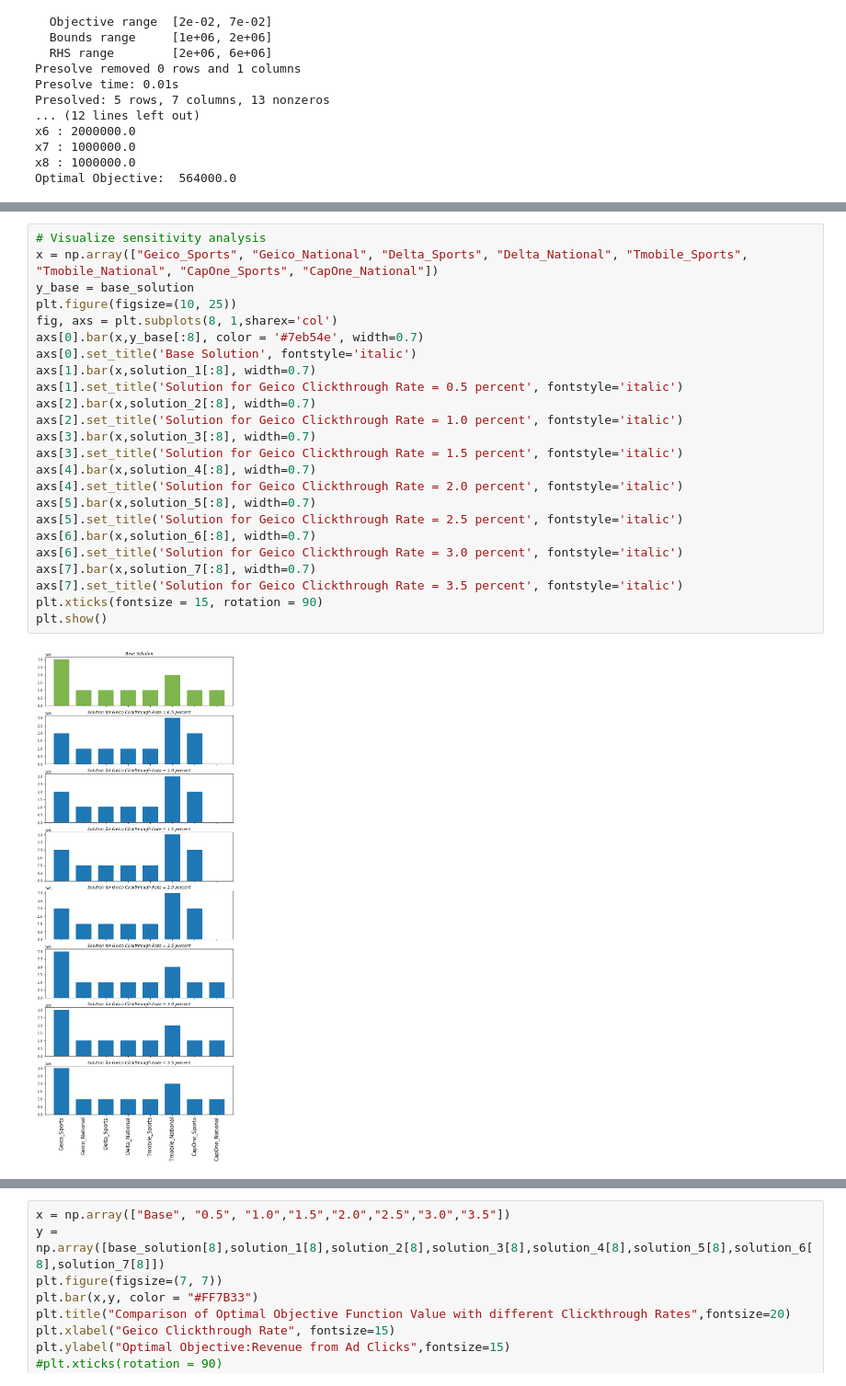
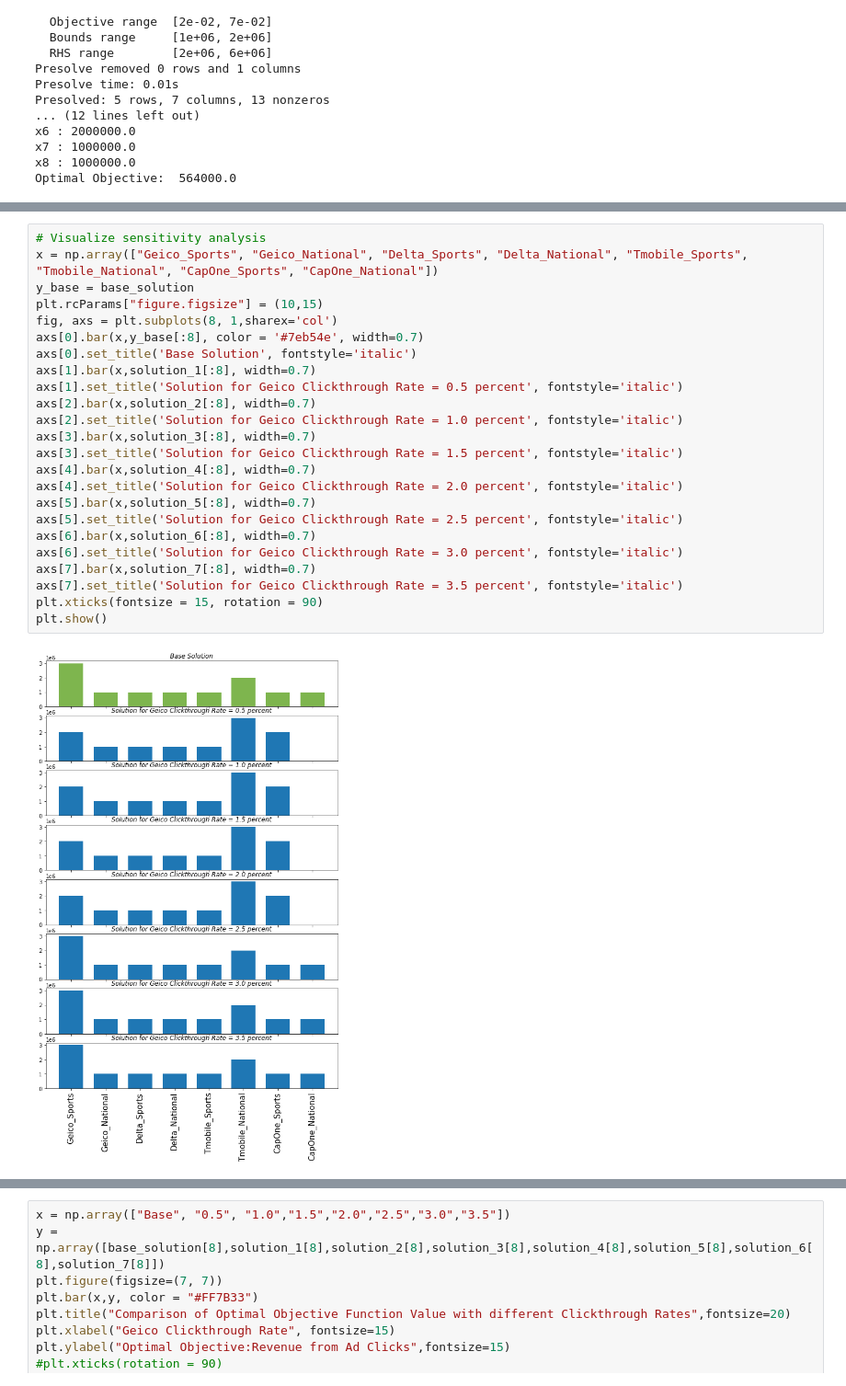
Before and after one commit to ghosh-ayan/Linear_Optimization_using_Gurobi_CVXOPT, a Jupyter notebook: BAX443 Homework 1.ipynb, the cells around one changed output, grey strips where cells are left out. Shown at 92% size. Drawn from its saved outputs; the diff is of its cells as text.

```diff
--- a/BAX443 Homework 1.ipynb
+++ b/BAX443 Homework 1.ipynb
@@ -268,26 +362,26 @@ Optimal Objective:  660000.0
 # %%
 # Visualize sensitivity analysis
 x = np.array(["Geico_Sports", "Geico_National", "Delta_Sports", "Delta_National", "Tmobile_Sports", "Tmobile_National", "CapOne_Sports", "CapOne_National"])
 y_base = base_solution
-plt.figure(figsize=(10, 25))
+plt.rcParams["figure.figsize"] = (10,15)
 fig, axs = plt.subplots(8, 1,sharex='col')
 axs[0].bar(x,y_base[:8], color = '#7eb54e', width=0.7)
 axs[0].set_title('Base Solution', fontstyle='italic')
 axs[1].bar(x,solution_1[:8], width=0.7)
 axs[1].set_title('Solution for Geico Clickthrough Rate = 0.5 percent', fontstyle='italic')
 axs[2].bar(x,solution_2[:8], width=0.7)
 axs[2].set_title('Solution for Geico Clickthrough Rate = 1.0 percent', fontstyle='italic')
 axs[3].bar(x,solution_3[:8], width=0.7)
 axs[3].set_title('Solution for Geico Clickthrough Rate = 1.5 percent', fontstyle='italic')
 axs[4].bar(x,solution_4[:8], width=0.7)
 axs[4].set_title('Solution for Geico Clickthrough Rate = 2.0 percent', fontstyle='italic')
 axs[5].bar(x,solution_5[:8], width=0.7)
 axs[5].set_title('Solution for Geico Clickthrough Rate = 2.5 percent', fontstyle='italic')
 axs[6].bar(x,solution_6[:8], width=0.7)
 axs[6].set_title('Solution for Geico Clickthrough Rate = 3.0 percent', fontstyle='italic')
 axs[7].bar(x,solution_7[:8], width=0.7)
 axs[7].set_title('Solution for Geico Clickthrough Rate = 3.5 percent', fontstyle='italic')
 plt.xticks(fontsize = 15, rotation = 90)
 plt.show()
 # %% [output]
-[figure, old version]
+[figure, new version]
```
Also changed, not shown: parts of 14 cells of this notebook.
